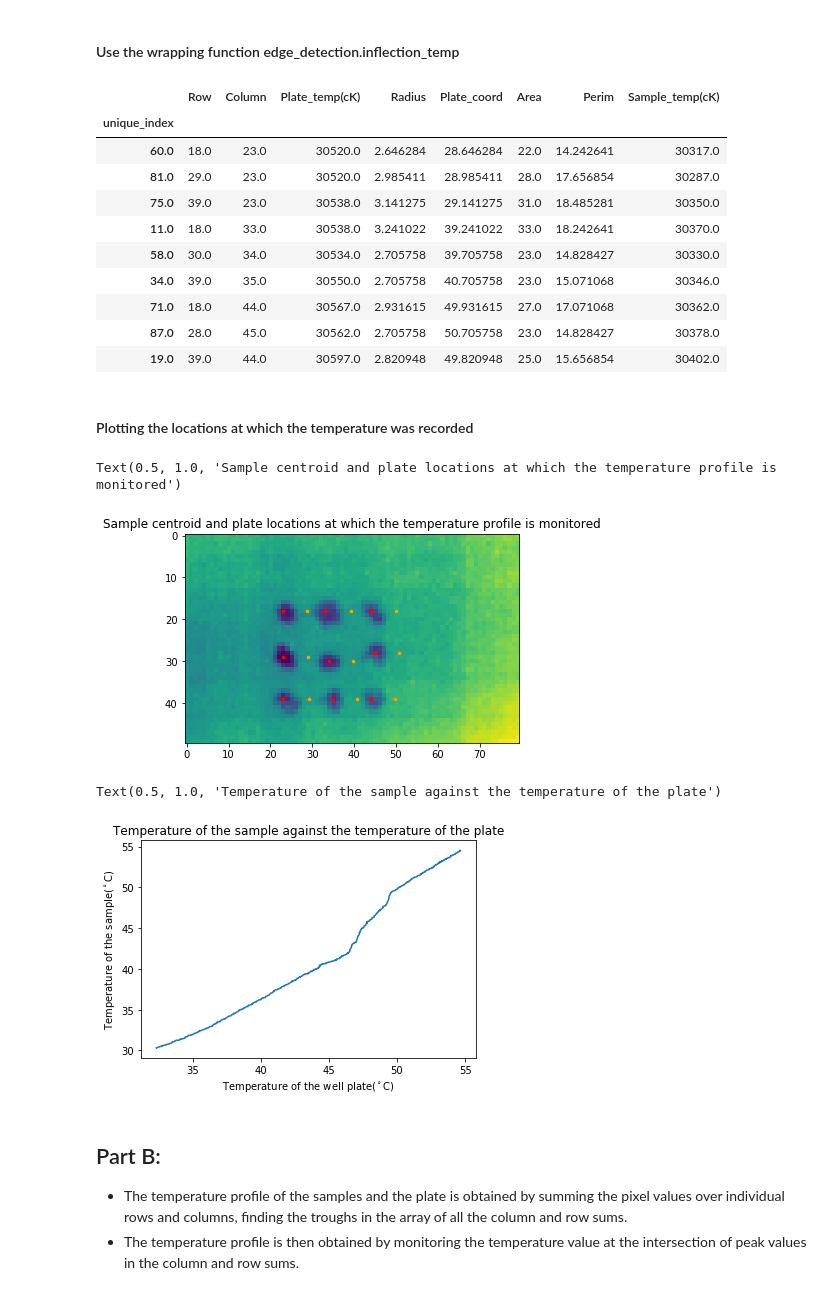
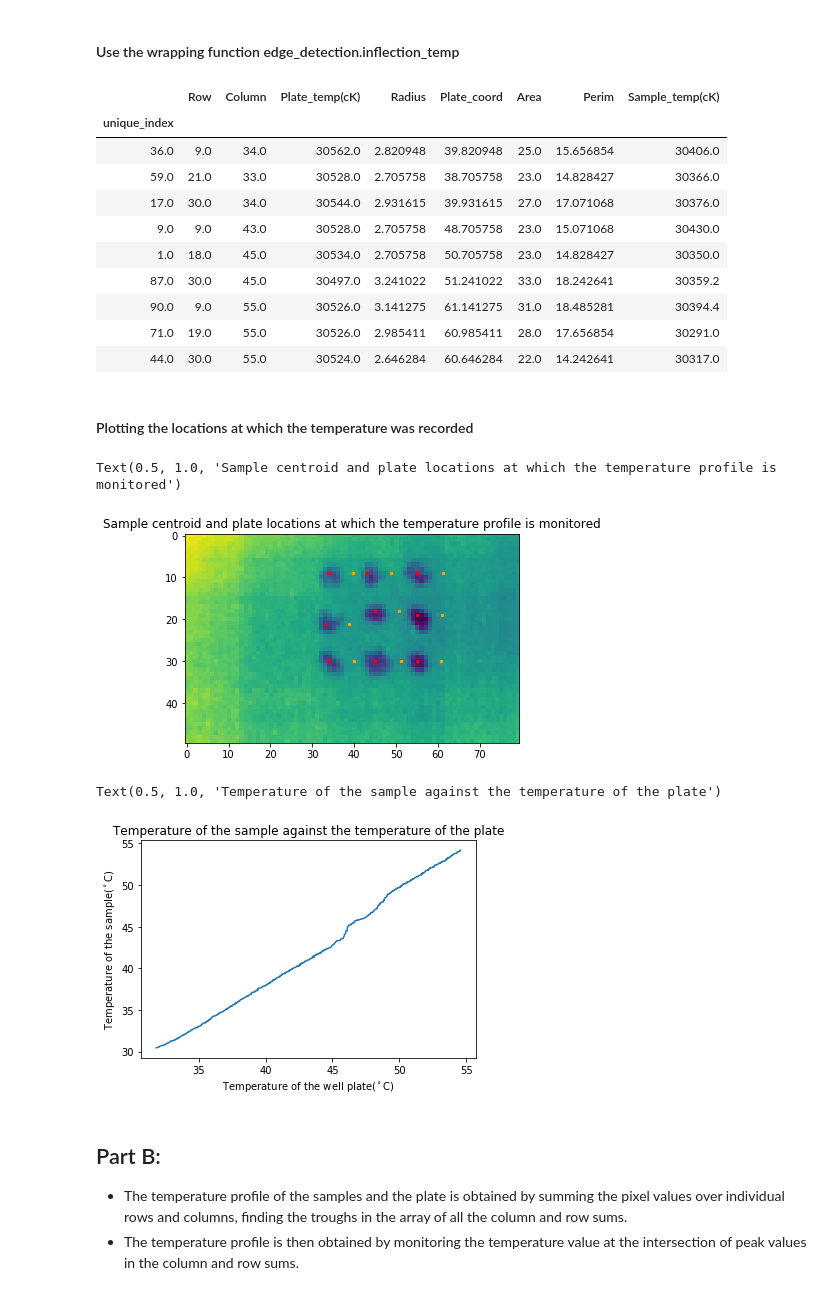
Before and after one commit to ng-git/musical-robot-ver2, a Jupyter notebook: examples/Tutorial.ipynb, the cells around one changed output. Saved outputs shown, nothing was run; the diff lists cells and outputs as text; code cells hidden in the pictures.

```diff
--- a/examples/Tutorial.ipynb
+++ b/examples/Tutorial.ipynb
@@ -33,33 +31,33 @@ plt.colorbar()
 #### Use the wrapping function edge_detection.inflection_temp
 # %%
 # Using the wrapping function
-flip_frames, sorted_regprops, s_temp, p_temp, inf_temp, m_df = ed.inflection_temp(crop_frame, 3, 3)
+sorted_regprops, s_temp, p_temp, inf_temp, m_df = ed.inflection_temp(crop_frame, 3, 3)
 # %%
 sorted_regprops[0]
 # %% [output]
 |  | Row | Column | Plate_temp(cK) | Radius | Plate_coord | Area | Perim | Sample_temp(cK) |
 | unique_index |  |  |  |  |  |  |  |  |
-| 60.0 | 18.0 | 23.0 | 30520.0 | 2.646284 | 28.646284 | 22.0 | 14.242641 | 30317.0 |
-| 81.0 | 29.0 | 23.0 | 30520.0 | 2.985411 | 28.985411 | 28.0 | 17.656854 | 30287.0 |
-| 75.0 | 39.0 | 23.0 | 30538.0 | 3.141275 | 29.141275 | 31.0 | 18.485281 | 30350.0 |
-| 11.0 | 18.0 | 33.0 | 30538.0 | 3.241022 | 39.241022 | 33.0 | 18.242641 | 30370.0 |
-| 58.0 | 30.0 | 34.0 | 30534.0 | 2.705758 | 39.705758 | 23.0 | 14.828427 | 30330.0 |
-| 34.0 | 39.0 | 35.0 | 30550.0 | 2.705758 | 40.705758 | 23.0 | 15.071068 | 30346.0 |
-| 71.0 | 18.0 | 44.0 | 30567.0 | 2.931615 | 49.931615 | 27.0 | 17.071068 | 30362.0 |
-| 87.0 | 28.0 | 45.0 | 30562.0 | 2.705758 | 50.705758 | 23.0 | 14.828427 | 30378.0 |
-| 19.0 | 39.0 | 44.0 | 30597.0 | 2.820948 | 49.820948 | 25.0 | 15.656854 | 30402.0 |
+| 36.0 | 9.0 | 34.0 | 30562.0 | 2.820948 | 39.820948 | 25.0 | 15.656854 | 30406.0 |
+| 59.0 | 21.0 | 33.0 | 30528.0 | 2.705758 | 38.705758 | 23.0 | 14.828427 | 30366.0 |
+| 17.0 | 30.0 | 34.0 | 30544.0 | 2.931615 | 39.931615 | 27.0 | 17.071068 | 30376.0 |
+| 9.0 | 9.0 | 43.0 | 30528.0 | 2.705758 | 48.705758 | 23.0 | 15.071068 | 30430.0 |
+| 1.0 | 18.0 | 45.0 | 30534.0 | 2.705758 | 50.705758 | 23.0 | 14.828427 | 30350.0 |
+| 87.0 | 30.0 | 45.0 | 30497.0 | 3.241022 | 51.241022 | 33.0 | 18.242641 | 30359.2 |
+| 90.0 | 9.0 | 55.0 | 30526.0 | 3.141275 | 61.141275 | 31.0 | 18.485281 | 30394.4 |
+| 71.0 | 19.0 | 55.0 | 30526.0 | 2.985411 | 60.985411 | 28.0 | 17.656854 | 30291.0 |
+| 44.0 | 30.0 | 55.0 | 30524.0 | 2.646284 | 60.646284 | 22.0 | 14.242641 | 30317.0 |
 # %% [markdown]
 #### Plotting the locations at which the temperature was recorded
 # %%
 # Plotting the original image with the samples
 # and centroid and plate location
-plt.imshow(flip_frames[0])
+plt.imshow(crop_frame[0])
 plt.scatter(sorted_regprops[0]['Plate_coord'],sorted_regprops[0]['Row'],c='orange',s=6)
-plt.scatter(sorted_regprops[0]['Column'],sorted_regprops[0]['Row'],s=6,c='red')
+plt.scatter(sorted_regprops[0]['Column'],sorted_regprops[0]['Row'],s=6,c='red')#the origin location of the samples
 plt.title('Sample centroid and plate locations at which the temperature profile is monitored')
 # %% [output]
 Text(0.5, 1.0, 'Sample centroid and plate locations at which the temperature profile is monitored')
-[figure, old version]
+[figure, new version]
 # %%
 # Plotting the temperature profile of a sample against the temperature profile
 # of the plate at a location next to the sample.
@@ -69,7 +67,7 @@ plt.xlabel('Temperature of the well plate($^\circ$C)')
 plt.title('Temperature of the sample against the temperature of the plate')
 # %% [output]
 Text(0.5, 1.0, 'Temperature of the sample against the temperature of the plate')
-[figure, old version]
+[figure, new version]
 # %% [markdown]
 ## Part B:
 * The temperature profile of the samples and the plate is obtained by summing the pixel values over individual rows and columns, finding the troughs in the array of all the column and row sums.
```
Also changed, not shown: parts of 5 cells of this notebook, 20 other files.
